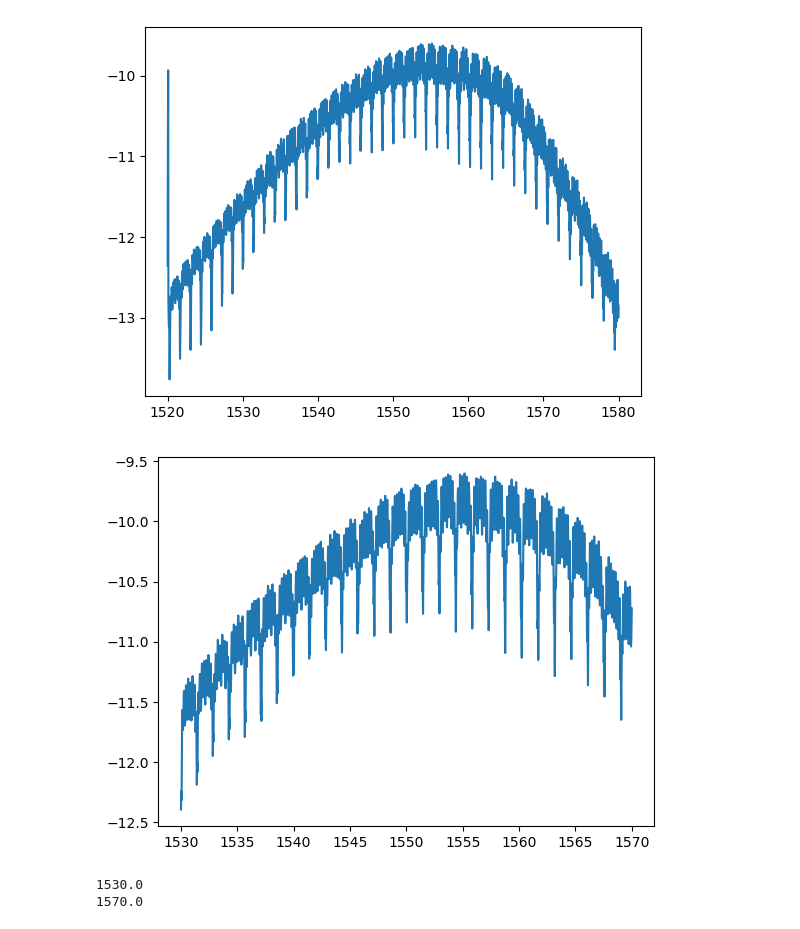
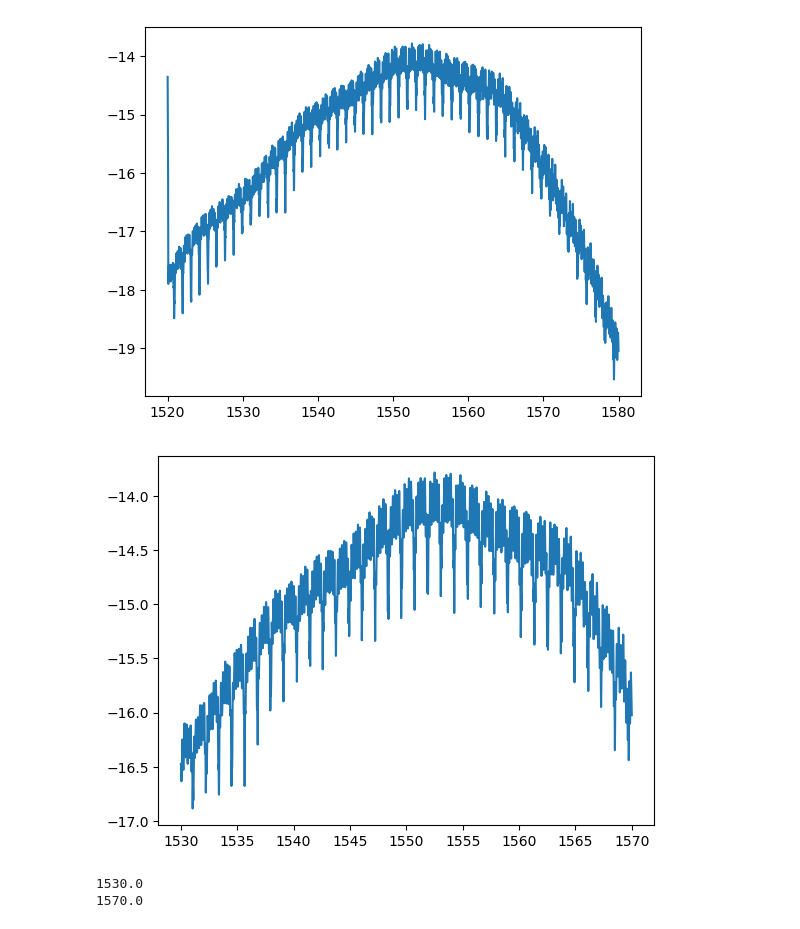
Before and after one commit to tdasanjh/team-chip-project, a Jupyter notebook: data_analysis/data_analysis_notebook.ipynb, the cells around one changed output. Drawn from its saved outputs; the diff is of its cells as text; code cells hidden in the pictures.

Commit message:
next data run

```diff
--- a/data_analysis/data_analysis_notebook.ipynb
+++ b/data_analysis/data_analysis_notebook.ipynb
@@ -2,11 +2,11 @@
 import data_analysis_funcs as daf
 import matplotlib.pyplot as plt
 # %%
-data_analyse_file="sg_rr_68_025 2023-12-11 17-15-27.csv"
+data_analyse_file="sg_rr_84_025 2023-12-11 16-27-03.csv"
 wvlen_array,pow_array=daf.get_wavlen_and_pow_arrays(data_analyse_file)
 daf.plot_visualise(wvlen_array,pow_array, full_range=True)
 # %% [output]
-[figure, old version]
+[figure, new version]
 # %%
 start_point_index=1000
 end_point_index=5001
@@ -16,7 +16,7 @@ power_peak_search=pow_array[start_point_index:end_point_index]
 print(wvlen_peak_search[0])
 print(wvlen_peak_search[-1])
 # %% [output]
-[figure, old version]
+[figure, new version]
 1530.0
 1570.0
 # %%
```
Also changed, not shown: parts of 2 cells of this notebook, 1 other file.
